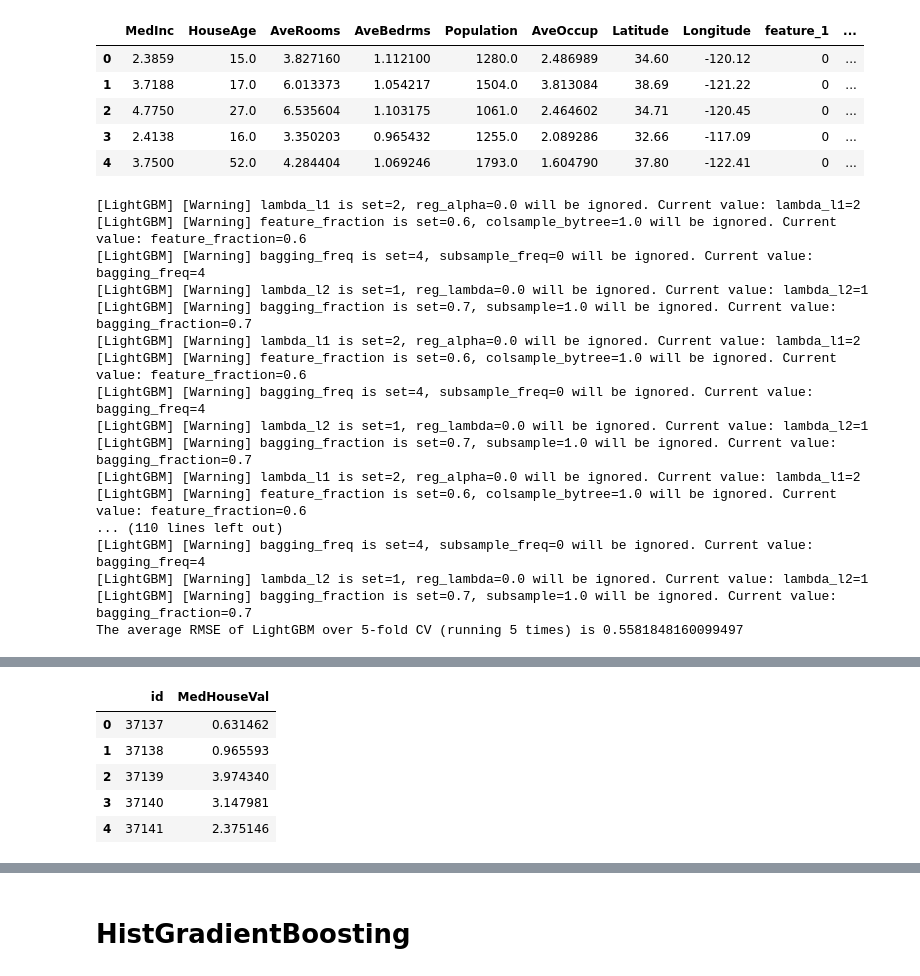
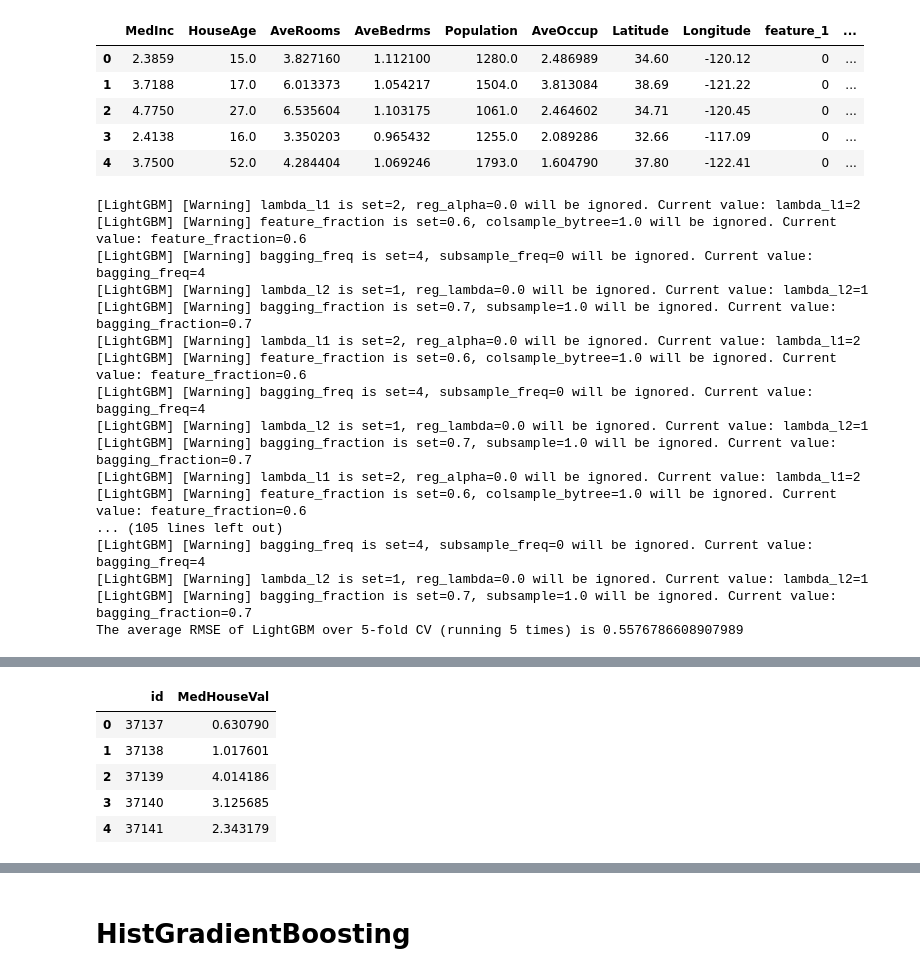
Before and after one commit to Analytics-Data-Science-and-Tech/Analytics_Data_Science, a Jupyter notebook: Tabular-Playground-Series/Tabular-Playground-Jan-2023/Ep1/Feature_Engineering.ipynb, the cells around one changed output, grey strips where cells are left out. Saved outputs shown, nothing was run; the diff lists cells and outputs as text; code cells hidden in the pictures.

```diff
--- a/Tabular-Playground-Series/Tabular-Playground-Jan-2023/Ep1/Feature_Engineering.ipynb
+++ b/Tabular-Playground-Series/Tabular-Playground-Jan-2023/Ep1/Feature_Engineering.ipynb
@@ -69,8 +67,8 @@ def crt_crds(df):
     df['rot_30_x'] = (np.cos(np.radians(30)) * df['Longitude']) + \
                       (np.sin(np.radians(30)) * df['Latitude'])
 
-    df['rot_30_y'] = (np.cos(np.radians(30)) * df['Latitude']) + \
-                      (np.sin(np.radians(30)) * df['Longitude'])
+#     df['rot_30_y'] = (np.cos(np.radians(30)) * df['Latitude']) + \
+#                       (np.sin(np.radians(30)) * df['Longitude'])
 
     df['rot_45_x'] = (np.cos(np.radians(45)) * df['Longitude']) + \
                       (np.sin(np.radians(45)) * df['Latitude'])
@@ -290,11 +288,11 @@ print('The average RMSE of LightGBM over 5-fold CV (running 5 times) is', np.mea
 [LightGBM] [Warning] bagging_fraction is set=0.7, subsample=1.0 will be ignored. Current value: bagging_fraction=0.7
 [LightGBM] [Warning] lambda_l1 is set=2, reg_alpha=0.0 will be ignored. Current value: lambda_l1=2
 [LightGBM] [Warning] feature_fraction is set=0.6, colsample_bytree=1.0 will be ignored. Current value: feature_fraction=0.6
-... (110 lines left out)
+... (105 lines left out)
 [LightGBM] [Warning] bagging_freq is set=4, subsample_freq=0 will be ignored. Current value: bagging_freq=4
 [LightGBM] [Warning] lambda_l2 is set=1, reg_lambda=0.0 will be ignored. Current value: lambda_l2=1
 [LightGBM] [Warning] bagging_fraction is set=0.7, subsample=1.0 will be ignored. Current value: bagging_fraction=0.7
-The average RMSE of LightGBM over 5-fold CV (running 5 times) is 0.5581848160099497
+The average RMSE of LightGBM over 5-fold CV (running 5 times) is 0.5576786608907989
 # %%
 X = train.drop(columns = ['id', 'MedHouseVal'], axis = 1)
 Y = train['MedHouseVal']
@@ -305,13 +303,14 @@ X_test = test.drop(columns = 'id', axis = 1)
 ## Building the lightgbm model
 lbg_md = LGBMRegressor(n_estimators = 2000,
                        learning_rate = 0.01,
-                       num_leaves = 40,
+                       num_leaves = 80,
                        max_depth = 15,
-                       lambda_l1 = 3,
+                       lambda_l1 = 2,
                        lambda_l2 = 1,
-                       bagging_fraction = 0.8,
-                       feature_fraction = 0.7,
-                       random_state = 2).fit(X, Y)
+                       bagging_freq = 4,
+                       bagging_fraction = 0.7,
+                       feature_fraction = 0.6,
+                       random_state = 602).fit(X, Y)
 
 ## Predicting
 submission['MedHouseVal'] = lbg_md.predict(X_test)
@@ -323,7 +323,7 @@ submission.head()
 [LightGBM] [Warning] lambda_l2 is set=1, reg_lambda=0.0 will be ignored. Current value: lambda_l2=1
 |  | id | MedHouseVal |
-| 0 | 37137 | 0.631462 |
-| 1 | 37138 | 0.965593 |
-| 2 | 37139 | 3.974340 |
-| 3 | 37140 | 3.147981 |
-| 4 | 37141 | 2.375146 |
+| 0 | 37137 | 0.630790 |
+| 1 | 37138 | 1.017601 |
+| 2 | 37139 | 4.014186 |
+| 3 | 37140 | 3.125685 |
+| 4 | 37141 | 2.343179 |
```
Also changed, not shown: parts of 10 cells of this notebook.
